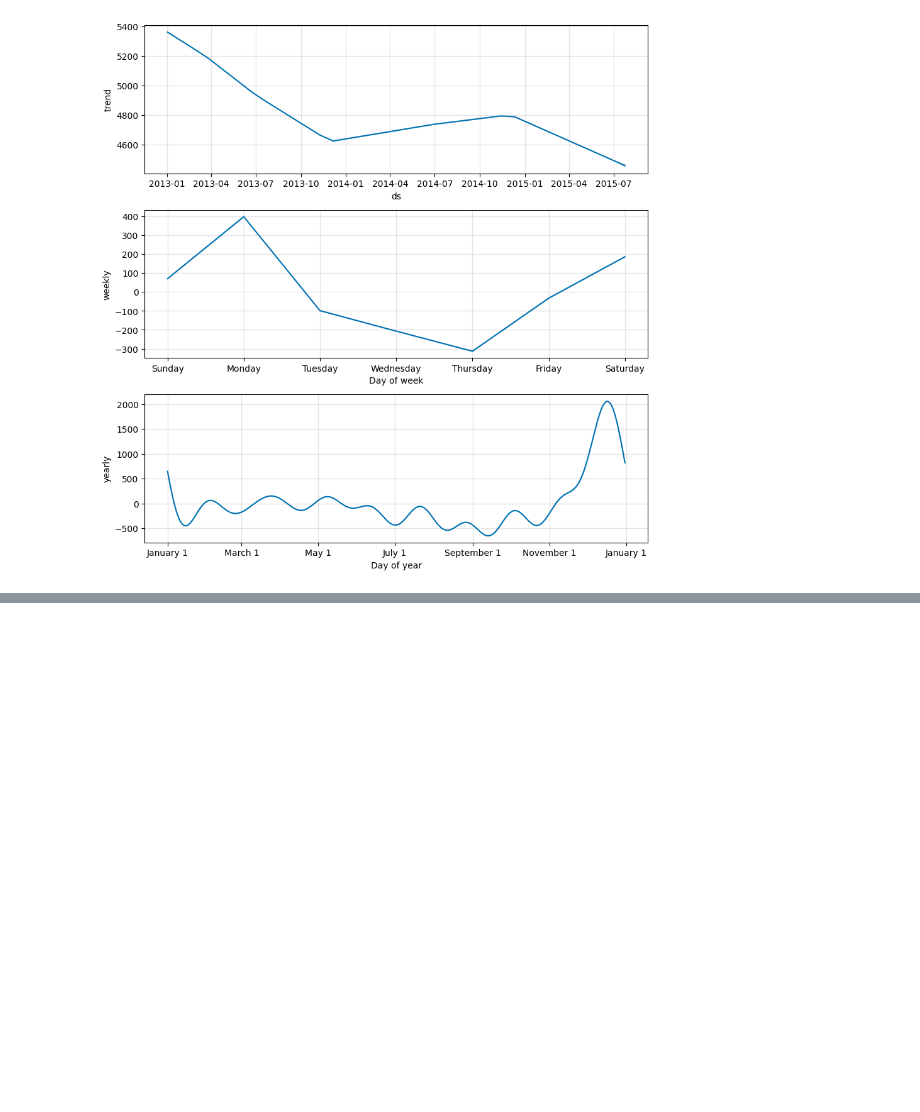
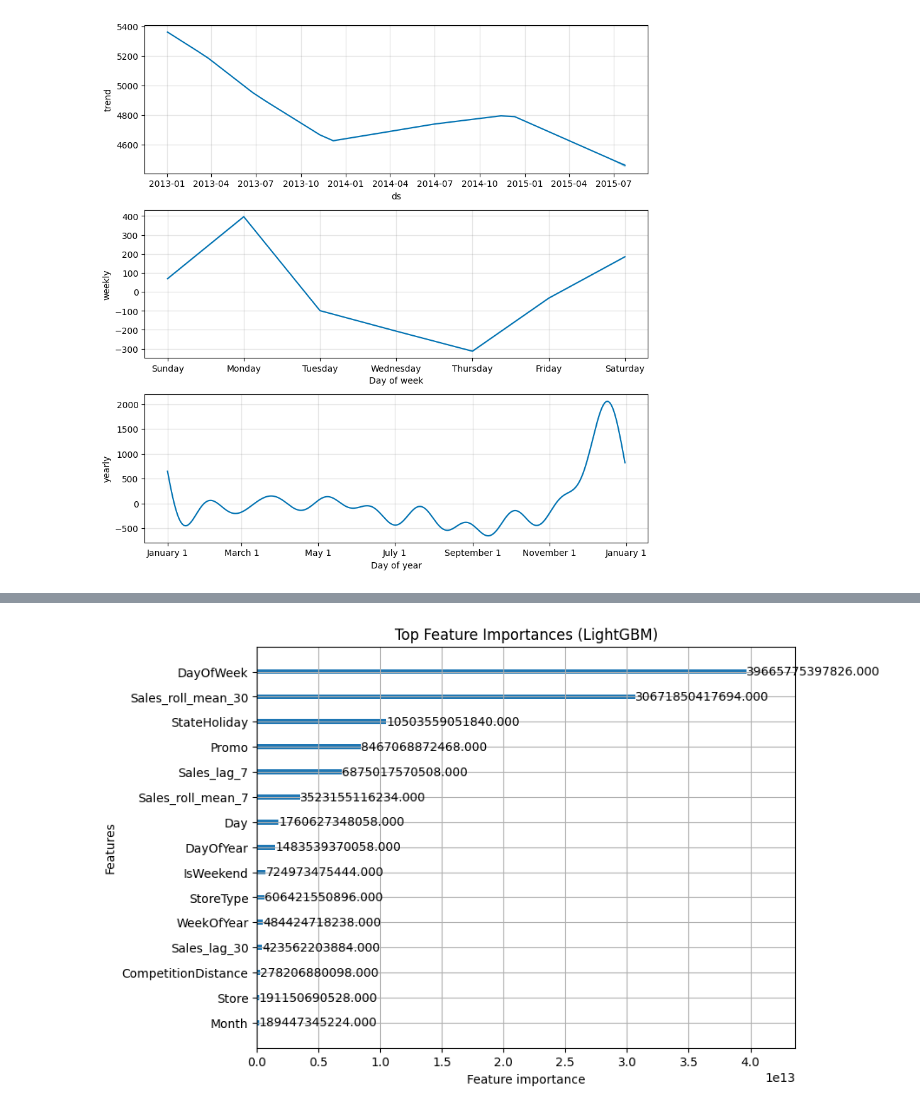
Before and after one commit to dchaitanya1/demand-forecasting, a Jupyter notebook: notebooks/03_model_training.ipynb, the cells around one changed output, grey strips where cells are left out. Saved outputs shown, nothing was run; the diff lists cells and outputs as text; code cells hidden in the pictures; blank space fills up the shorter version.

Commit message:
Trained and evaluated LightGBM model

```diff
--- a/notebooks/03_model_training.ipynb
+++ b/notebooks/03_model_training.ipynb
@@ -79,0 +88,4 @@ plt.show()
+# %%
+df = pd.read_csv("../data/train_processed.csv", parse_dates=["Date"])
+print(df.shape)
+df.head()
@@ -79,0 +115,8 @@ plt.show()
+# %%
+train_df = df[df["Date"] < "2015-05-01"]
+val_df = df[df["Date"] >= "2015-05-01"]
+
+X_train, y_train = train_df[features], train_df[target]
+X_val, y_val = val_df[features], val_df[target]
+
+print(X_train.shape, X_val.shape)
@@ -79,0 +125,28 @@ plt.show()
+# %%
+from lightgbm import LGBMRegressor
+from sklearn.metrics import mean_absolute_error, mean_squared_error
+import numpy as np
+import matplotlib.pyplot as plt
+import seaborn as sns
+
+
+model = LGBMRegressor(
+    objective="regression",
+    boosting_type="gbdt",
+    n_estimators=500,
+    num_leaves=64,
+    learning_rate=0.05,
+    feature_fraction=0.9,
+    bagging_fraction=0.8,
+    bagging_freq=5,
+    random_state=42
+)
+
+
+model.fit(
+    X_train,
+    y_train,
+    eval_set=[(X_val, y_val)],
+    eval_metric="rmse",
+    callbacks=[lgb.early_stopping(50), lgb.log_evaluation(50)]
+)
@@ -79,0 +187,6 @@ plt.show()
+# %%
+lgb.plot_importance(model, max_num_features=15, importance_type="gain", figsize=(8,6))
+plt.title("Top Feature Importances (LightGBM)")
+plt.show()
+# %% [output]
+[figure, added]
```
Also changed, not shown: parts of 8 cells of this notebook.
